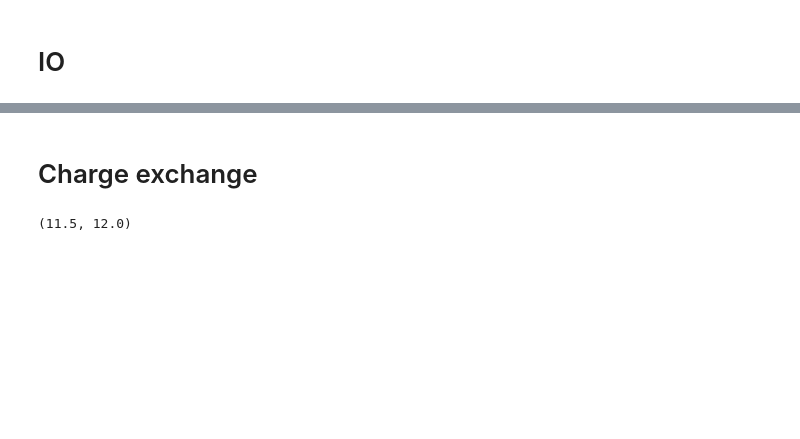
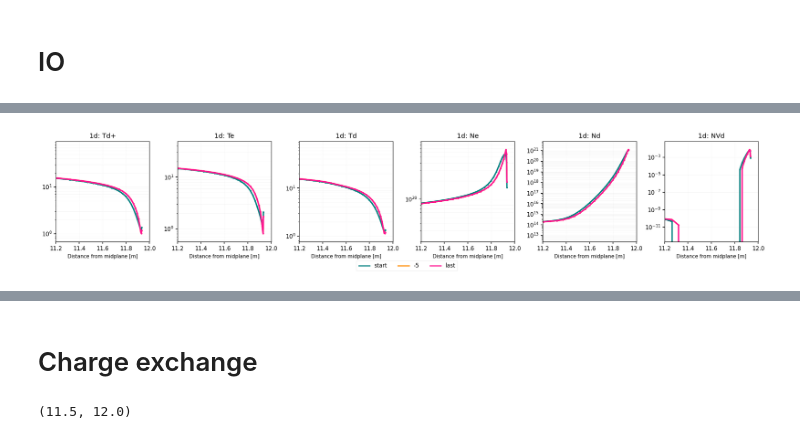
Before and after one commit to mikekryjak/notebooks, a Jupyter notebook: 131/131-2023-11-28 - Hot neutrals dev 1D.ipynb, the cells around one changed output, grey strips where cells are left out. Drawn from its saved outputs; the diff is of its cells as text; code cells hidden in the pictures; blank space fills up the shorter version.

```diff
--- a/131/131-2023-11-28 - Hot neutrals dev 1D.ipynb
+++ b/131/131-2023-11-28 - Hot neutrals dev 1D.ipynb
@@ -66,0 +113,15 @@ for case in toload:
+# %%
+case = "nbound"
+lineplot(
+    {
+        "start":cs[case].ds.isel(t=0),
+        "-5":cs[case].ds.isel(t=-5),
+        "last":cs[case].ds.isel(t=-1),
+
+    },
+    clean_guards = True,
+    params = ["Td+", "Te", "Td", "Ne", "Nd", "NVd"],
+    regions = ["1d"],
+    xlims=(11.2,12)
+)
+# %% [output]
@@ -67 +131,2 @@ for case in toload:
+[figure, added]
 # %%
```
Also changed, not shown: parts of 19 cells of this notebook, 11 other files.
